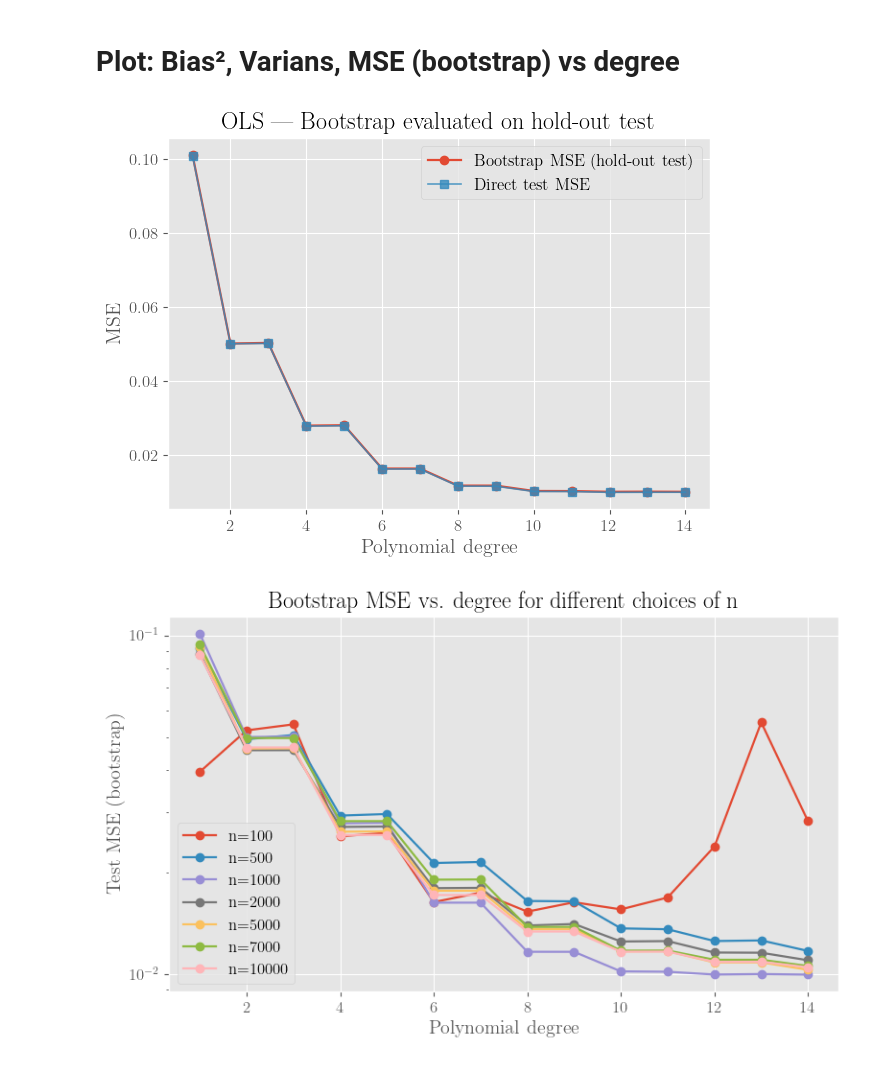
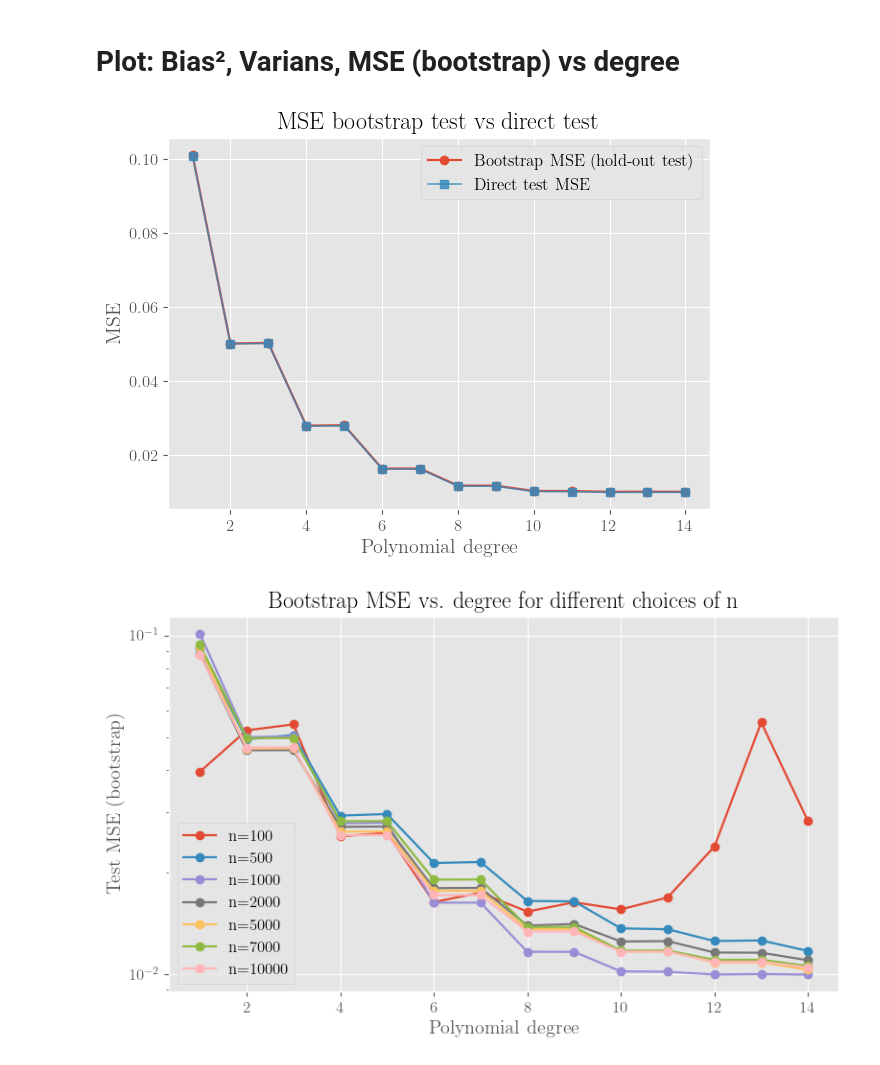
Before and after one commit to kjes4pres/Project_1_FYSSTK, a Jupyter notebook: Code/g_and_h.ipynb, the cells around one changed output. Cells and saved outputs as stored; diff of their text form; code cells hidden in the pictures.

```diff
--- a/Code/g_and_h.ipynb
+++ b/Code/g_and_h.ipynb
@@ -103,22 +103,22 @@ plt.show()
 # %%
 plt.figure()
 plt.plot(deg, results_by_n[1000]["mse_boots"], marker='o', linewidth=1.6,
          label='Bootstrap MSE (hold-out test)')
 # valgfritt: legg på direkte test-MSE fra én fit per grad (referanse)
 plt.plot(deg, results_by_n[1000]["test_mse"], marker='s', linewidth=1.2, alpha=0.8,
          label='Direct test MSE')
 
 plt.xlabel('Polynomial degree')
 plt.ylabel('MSE')
-plt.title('OLS — Bootstrap evaluated on hold-out test')
+plt.title('MSE bootstrap test vs direct test')
 plt.legend()
 plt.tight_layout()
 
 plt.savefig(out_dir / "G_OLS_boot_vs_direct_MSE.pdf" , dpi=200, bbox_inches="tight")
 
 plt.show()
 # %% [output]
-[figure, old version]
+[figure, new version]
 # %%
 # --- 1) MSE (bootstrap) vs degree ---
 plt.figure(figsize=(8,5))
```
Also changed, not shown: parts of 4 cells of this notebook, 14 other files.
